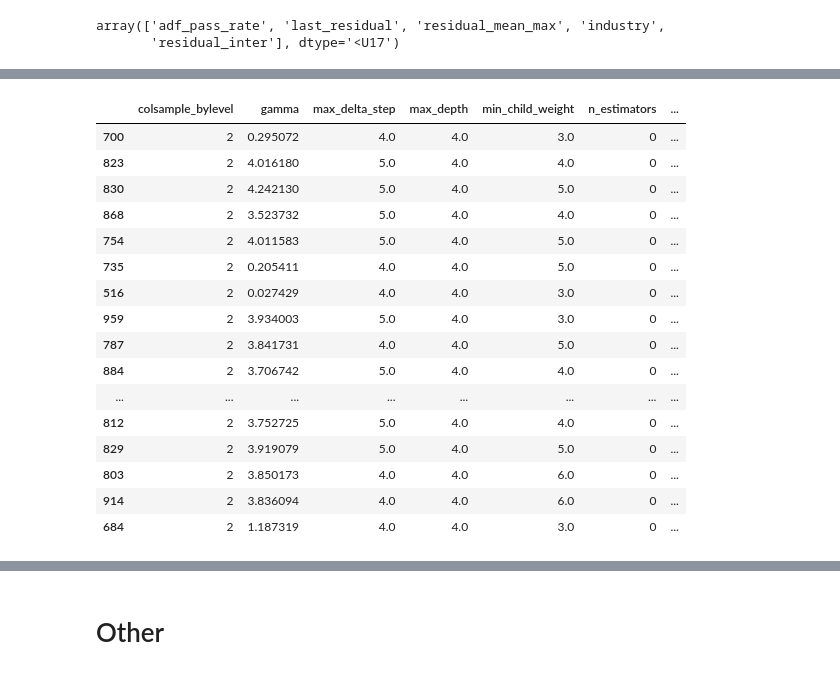
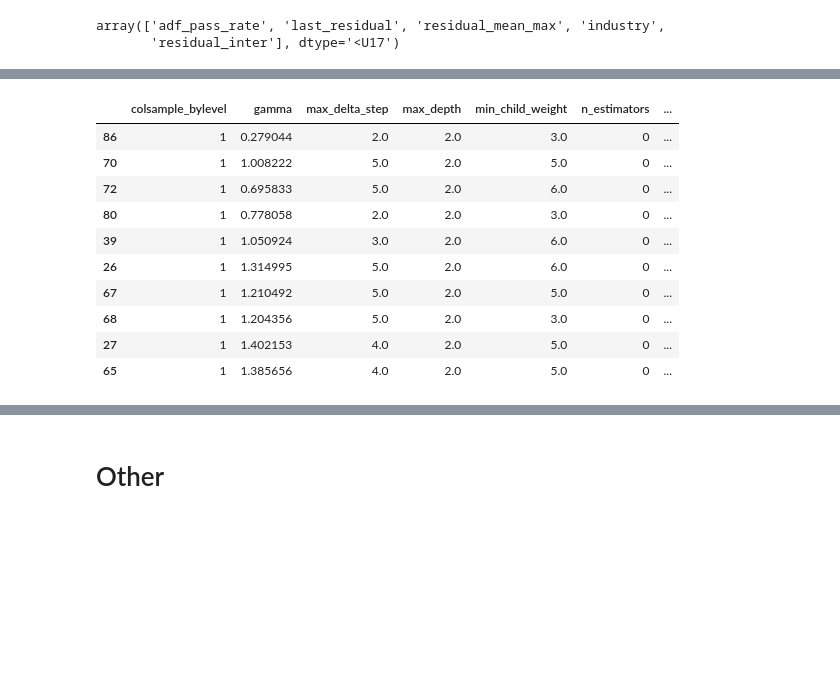
Before and after one commit to DomStan/stonk-rank, a Jupyter notebook: stonks_notebook.ipynb, the cells around one changed output, grey strips where cells are left out. Saved outputs shown, nothing was run; the diff lists cells and outputs as text; code cells hidden in the pictures; blank space fills up the shorter version.

```diff
--- a/stonks_notebook.ipynb
+++ b/stonks_notebook.ipynb
@@ -488,22 +508,16 @@ df_trials.sort_values('ap', ascending=False).head(50)
 # %%
-df_trials = pd.read_csv('data/trials_51_opt-ap0.6_evals-1000_minmax-scaling_noise_hybrid.csv')
-df_trials.sort_values('ap', ascending=False).head(50)
+df_trials = pd.read_csv('data/optimise-data-window-size_2_6_18.csv')
+df_trials.sort_values('ap', ascending=False).head(10)
 # %% [output]
 |  | colsample_bylevel | gamma | max_delta_step | max_depth | min_child_weight | n_estimators | ... |
-| 700 | 2 | 0.295072 | 4.0 | 4.0 | 3.0 | 0 | ... |
-| 823 | 2 | 4.016180 | 5.0 | 4.0 | 4.0 | 0 | ... |
-| 830 | 2 | 4.242130 | 5.0 | 4.0 | 5.0 | 0 | ... |
-| 868 | 2 | 3.523732 | 5.0 | 4.0 | 4.0 | 0 | ... |
-| 754 | 2 | 4.011583 | 5.0 | 4.0 | 5.0 | 0 | ... |
-| 735 | 2 | 0.205411 | 4.0 | 4.0 | 5.0 | 0 | ... |
-| 516 | 2 | 0.027429 | 4.0 | 4.0 | 3.0 | 0 | ... |
-| 959 | 2 | 3.934003 | 5.0 | 4.0 | 3.0 | 0 | ... |
-| 787 | 2 | 3.841731 | 4.0 | 4.0 | 5.0 | 0 | ... |
-| 884 | 2 | 3.706742 | 5.0 | 4.0 | 4.0 | 0 | ... |
-| ... | ... | ... | ... | ... | ... | ... | ... |
-| 812 | 2 | 3.752725 | 5.0 | 4.0 | 4.0 | 0 | ... |
-| 829 | 2 | 3.919079 | 5.0 | 4.0 | 5.0 | 0 | ... |
-| 803 | 2 | 3.850173 | 4.0 | 4.0 | 6.0 | 0 | ... |
-| 914 | 2 | 3.836094 | 4.0 | 4.0 | 6.0 | 0 | ... |
-| 684 | 2 | 1.187319 | 4.0 | 4.0 | 3.0 | 0 | ... |
+| 86 | 1 | 0.279044 | 2.0 | 2.0 | 3.0 | 0 | ... |
+| 70 | 1 | 1.008222 | 5.0 | 2.0 | 5.0 | 0 | ... |
+| 72 | 1 | 0.695833 | 5.0 | 2.0 | 6.0 | 0 | ... |
+| 80 | 1 | 0.778058 | 2.0 | 2.0 | 3.0 | 0 | ... |
+| 39 | 1 | 1.050924 | 3.0 | 2.0 | 6.0 | 0 | ... |
+| 26 | 1 | 1.314995 | 5.0 | 2.0 | 6.0 | 0 | ... |
+| 67 | 1 | 1.210492 | 5.0 | 2.0 | 5.0 | 0 | ... |
+| 68 | 1 | 1.204356 | 5.0 | 2.0 | 3.0 | 0 | ... |
+| 27 | 1 | 1.402153 | 4.0 | 2.0 | 5.0 | 0 | ... |
+| 65 | 1 | 1.385656 | 4.0 | 2.0 | 5.0 | 0 | ... |
 # %%
```
Also changed, not shown: parts of 19 cells of this notebook, 3 other files.
